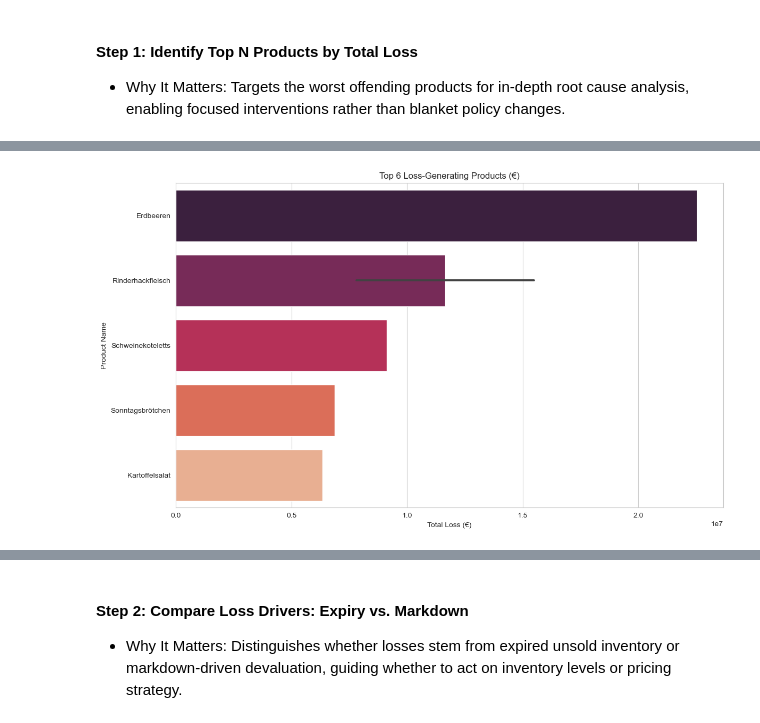
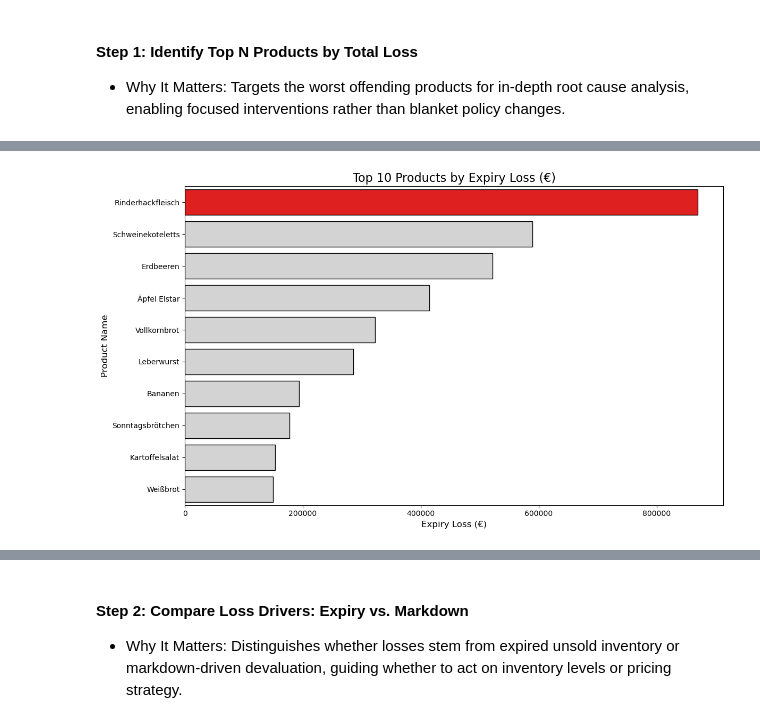
Before and after one commit to Godwin-Oti/Expiry-Loss-Minimization-Project, a Jupyter notebook: Explortatory Data Analysis & Interpretation.ipynb, the cells around one changed output, grey strips where cells are left out. Drawn from its saved outputs; the diff is of its cells as text; code cells hidden in the pictures.

```diff
--- a/Explortatory Data Analysis & Interpretation.ipynb
+++ b/Explortatory Data Analysis & Interpretation.ipynb
@@ -111,3 +118,15 @@ Shape: (67392, 55)
 | 3 | 2023-01-05 | S001 | P040 | 83 | 0 | 76 | 6 | ... |
 | 4 | 2023-01-06 | S001 | P040 | 1 | 87 | 63 | 0 | ... |
 5 rows × 55 columns
+# %%
+# Merge with supplier performance data (via products_df's supplier_id)
+products_with_supplier_df = products_df.merge(supplier_df, on=['product_id', 'supplier_id'], how='left')
+products_supplier_agg = products_with_supplier_df.groupby('product_id').agg(
+    actual_shelf_life_days=('actual_shelf_life_days', 'mean'),
+    delivery_delay_days=('delivery_delay_days', 'mean')
+).reset_index()
+analysis_df = analysis_df.merge(products_supplier_agg, on='product_id', how='left')
+
+print("✅ All relevant datasets merged into 'analysis_df'")
+print(f"Shape: {analysis_df.shape}")
+display(analysis_df.head())
@@ -416,8 +446,8 @@ The chart indicates that **more aggressive markdown strategies directly lead to
 * Why It Matters:
 Checks if shorter-than-promised shelf life leads to higher losses — crucial for supplier evaluation and contract enforcement.
 # %%
-supplier_df = pd.read_csv(os.path.join(DATA_DIR, 'supplier_performance.csv'))
-analysis_df = analysis_df.merge(supplier_df, on='product_id', how='left')
+#supplier_df = pd.read_csv(os.path.join(DATA_DIR, 'supplier_performance.csv'))
+#analysis_df = analysis_df.merge(supplier_df, on='product_id', how='left')
 
 sns.scatterplot(data=analysis_df, x='actual_shelf_life_days', y='expiry_loss_eur', alpha=0.5)
 plt.title("Actual Shelf Life vs Expiry Loss (€)")
@@ -494,47 +524,46 @@ While markdowns help clear excess stock, this chart reinforces that **high initi
 * Why It Matters:
 Targets the worst offending products for in-depth root cause analysis, enabling focused interventions rather than blanket policy changes.
 # %%
-# Set N (top N products to analyze)
-N = 6
 
-# Aggregate total loss per product
-top_loss_products = (
-    analysis_df.groupby(['product_id', 'product_name'])['total_loss_eur']
-    .sum()
-    .sort_values(ascending=False)
-    .head(N)
-    .reset_index()
-)
+print("\n--- EDA: Top 10 Products by Expiry Loss (Visualisation) ---")
 
-top_loss_product_ids = top_loss_products['product_id'].tolist()
+# Re-calculate expiry_loss_by_product to ensure it's based on the 'analysis_df'
+# that has been prepared by the 'eda_loss_summary_chart' Canvas.
+# This step is included for self-containment, but if you've run the summary cell just before,
+# 'expiry_loss_by_product' should already exist.
+expiry_loss_by_product = analysis_df.groupby('product_name')['expiry_loss_eur'].sum().sort_values(ascending=False).reset_index().head(10)
 
-print("📌 Top Loss-Generating Products:")
-display(top_loss_products)
 
-import matplotlib.pyplot as plt
-import seaborn as sns
-import pandas as pd # Assuming pandas is already imported and demand_df is available
+if not expiry_loss_by_product.empty:
+    # Create custom colors for the bar plot: red for the highest, lightgrey for others
+    max_loss_value = expiry_loss_by_product['expiry_loss_eur'].max()
 
-# This code block would typically be run within your Jupyter Notebook
-# and relies on 'demand_df' being loaded and merged from previous cells.
+    # Initialize all bars to a default color (lightgrey)
+    colors = ['lightgrey'] * len(expiry_loss_by_product)
 
-# --- Additional EDA for Loss Analysis ---
-# Aggregate total loss per product
-N = 6 # Set N (top N products to analyze)
-top_loss_products = (
-    analysis_df.groupby(['product_id', 'product_name'])['total_loss_eur']
-    .sum()
-    .sort_values(ascending=False)
-    .head(N)
-    .reset_index()
-)
+    # Find the index of the row with the maximum expiry loss
+    # Use idxmax() to get the index of the first occurrence of the maximum value
+    max_loss_index = expiry_loss_by_product['expiry_loss_eur'].idxmax()
 
-# Visualization for Top Loss-Generating Products
-plt.figure(figsize=(12, 7))
-sns.barplot(x='total_loss_eur', y='product_name', data=top_loss_products, palette='rocket')
-plt.title(f'Top {N} Loss-Generating Products (€)')
-plt.xlabel('Total Loss (€)')
-plt.ylabel('Product Name')
-plt.tight_layout()
-plt.show()
+    # Set the color for the highest bar to red
+    colors[max_loss_index] = 'red'
+
+    # Visualization for Top Loss-Generating Products
+    plt.figure(figsize=(12, 7)) # Adjust figure size as needed
+    sns.barplot(
+        x='expiry_loss_eur',
+        y='product_name',
+        data=expiry_loss_by_product,
+        palette=colors, # Apply custom colors
+        edgecolor='black', # Add black border to bars
+        linewidth=1 # Set linewidth for the border
+    )
+    plt.title(f'Top {len(expiry_loss_by_product)} Products by Expiry Loss (€)', fontsize=16)
+    plt.xlabel('Expiry Loss (€)', fontsize=12)
+    plt.ylabel('Product Name', fontsize=12)
+    plt.tight_layout() # Adjust layout to prevent labels from overlapping
+    plt.show() # Display the chart
+    print(f"✅ Generated Matplotlib chart for Top {len(expiry_loss_by_product)} Products by Expiry Loss.")
+else:
+    print("ℹ️ No data available for Top Products by Expiry Loss in the current 'analysis_df' or selected range.")
 # %% [output]
@@ -549 +571 @@ plt.show()
-[figure, old version]
+[figure, new version]
```
Also changed, not shown: parts of 22 cells of this notebook, 2 other files.
